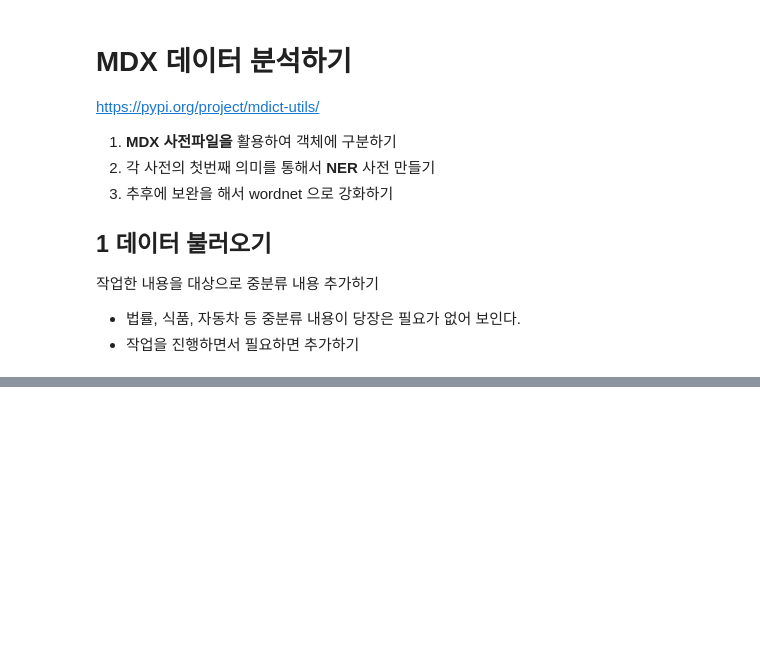
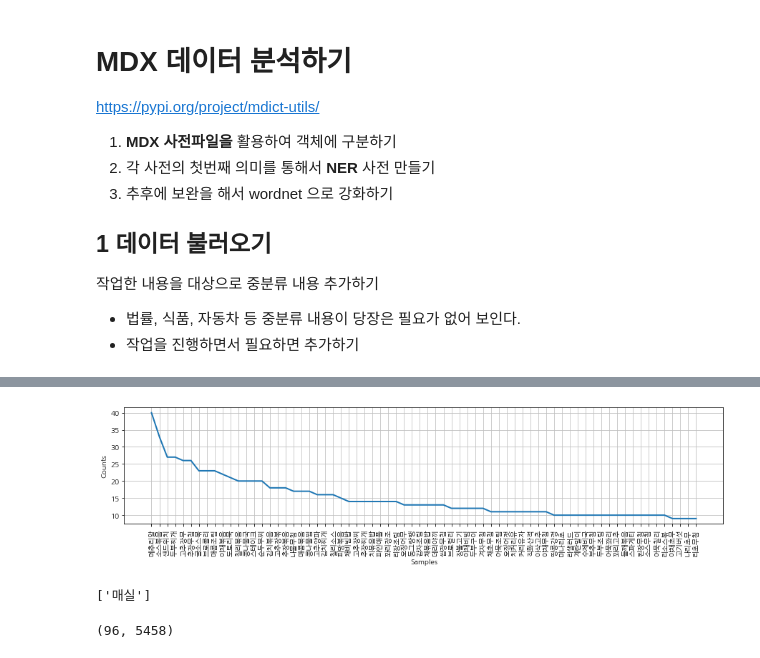
Before and after one commit to YongBeomKim/nlp_tutorial, a Jupyter notebook: 04-4.NERRange.ipynb, the cells around one changed output, grey strips where cells are left out. Saved outputs shown, nothing was run; the diff lists cells and outputs as text; code cells hidden in the pictures; blank space fills up the shorter version.

```diff
--- a/04-4.NERRange.ipynb
+++ b/04-4.NERRange.ipynb
@@ -31,0 +41,6 @@ nerDict[nerDict.Text == "볶음"]
+# %%
+import pandas as pd
+menus = pd.read_csv('data/muyong_menus.csv', encoding='ms949')
+menus = menus.dropna(subset=['메인1', '메인2'])
+menus = menus.fillna('')  # NaN 값을 지운다
+menus.head(2)
@@ -31,0 +51,13 @@ nerDict[nerDict.Text == "볶음"]
+# %%
+# DataFrame 에서 고유 Token List 추출
+tokens, result = [], []
+for _ in menus.columns[4:]:
+    tokens += menus[_].values.tolist()
+
+# &, %, ., / 등의 제거 후, 고유 Token 문서 만들기
+import re
+for _ in tokens:
+    _temp = re.findall(r"\w+", _)
+    if _temp:  result += _temp
+tokens = list(set(result))
+print(len(tokens)), " ".join(tokens[:25])
@@ -31,0 +84,40 @@ nerDict[nerDict.Text == "볶음"]
+# %%
+# N-Gram 유용한 값 찾기
+n_gram, tokeNgram = 4, []
+def ngram(token, n):
+    return [token[_: _+n] for _ in range(0, (len(token)-n+1))]
+
+for _ in tokens:
+    tokeNgram += ngram(_, n_gram)
+
+from nltk import Text
+ngramObj = Text(tokeNgram)   # [list] 객체로 Text 객체의 생성
+# %%
+%matplotlib inline
+from matplotlib import rc, rcParams
+import matplotlib.pyplot as plt
+rc('font', family=['NanumGothic','Malgun Gothic']) # 한글의 표시
+rcParams['axes.unicode_minus'] = False             # '-' 표시의 처리
+plt.figure(figsize=(15, 3))  # 파레트 설정
+ngramObj.plot(70)
+# %% [output]
+[figure, added]
+# %%
+[_ for _ in itemIndexTemp if _ == "매실"]
+# %% [output]
+['매실']
+# %%
+# itemIndexTemp : NER 객체어 사전
+valid_token = []
+unvalid_token = []
+voca_tokens = ngramObj.vocab().most_common()
+
+from tqdm import tqdm
+for _ in tqdm(voca_tokens):
+    if _[0] in itemIndexTemp: valid_token.append(_[0])
+    else: unvalid_token.append(_[0])
+
+# 유효하게 추출된 단어는 96개
+len(valid_token), len(unvalid_token)
+# %% [output]
+(96, 5458)
```
Also changed, not shown: parts of 18 cells of this notebook, 13 other files.
